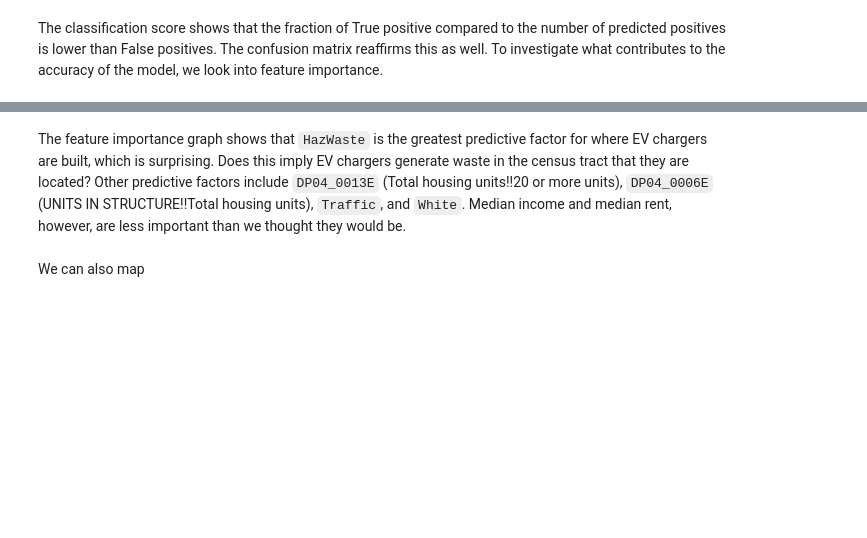
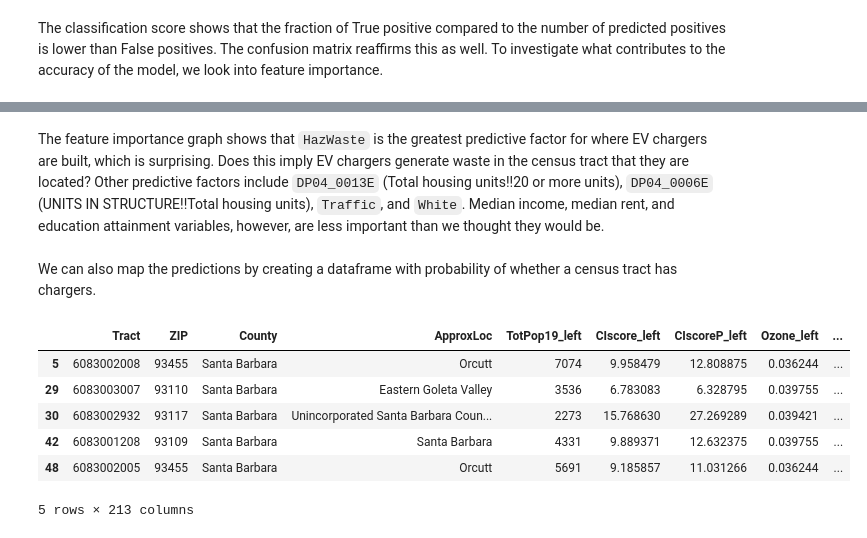
Before and after one commit to opheliasin/ev-charger-sales, a Jupyter notebook: Question 1.ipynb, the cells around one changed output, grey strips where cells are left out. Saved outputs shown, nothing was run; the diff lists cells and outputs as text; code cells hidden in the pictures; blank space fills up the shorter version.

```diff
--- a/Question 1.ipynb
+++ b/Question 1.ipynb
@@ -199,4 +205,4 @@ Text(0, 0.5, 'Mean decrease in impurity')
 # %% [markdown]
-The feature importance graph shows that `HazWaste` is the greatest predictive factor for where EV chargers are built, which is surprising. Does this imply EV chargers generate waste in the census tract that they are located? Other predictive factors include `DP04_0013E` (Total housing units!!20 or more units), `DP04_0006E` (UNITS IN STRUCTURE!!Total housing units), `Traffic`, and `White`. Median income and median rent, however, are less important than we thought they would be.
+The feature importance graph shows that `HazWaste` is the greatest predictive factor for where EV chargers are built, which is surprising. Does this imply EV chargers generate waste in the census tract that they are located? Other predictive factors include `DP04_0013E` (Total housing units!!20 or more units), `DP04_0006E` (UNITS IN STRUCTURE!!Total housing units), `Traffic`, and `White`. Median income, median rent, and education attainment variables, however, are less important than we thought they would be.
 # %% [markdown]
-We can also map
+We can also map the predictions by creating a dataframe with probability of whether a census tract has chargers.
@@ -202,0 +219,10 @@ We can also map
+# %%
+predictions.head()
+# %% [output]
+|  | Tract | ZIP | County | ApproxLoc | TotPop19_left | CIscore_left | CIscoreP_left | Ozone_left | ... |
+| 5 | 6083002008 | 93455 | Santa Barbara | Orcutt | 7074 | 9.958479 | 12.808875 | 0.036244 | ... |
+| 29 | 6083003007 | 93110 | Santa Barbara | Eastern Goleta Valley | 3536 | 6.783083 | 6.328795 | 0.039755 | ... |
+| 30 | 6083002932 | 93117 | Santa Barbara | Unincorporated Santa Barbara Coun... | 2273 | 15.768630 | 27.269289 | 0.039421 | ... |
+| 42 | 6083001208 | 93109 | Santa Barbara | Santa Barbara | 4331 | 9.889371 | 12.632375 | 0.039755 | ... |
+| 48 | 6083002005 | 93455 | Santa Barbara | Orcutt | 5691 | 9.185857 | 11.031266 | 0.036244 | ... |
+5 rows × 213 columns
```
Also changed, not shown: parts of 8 cells of this notebook.
